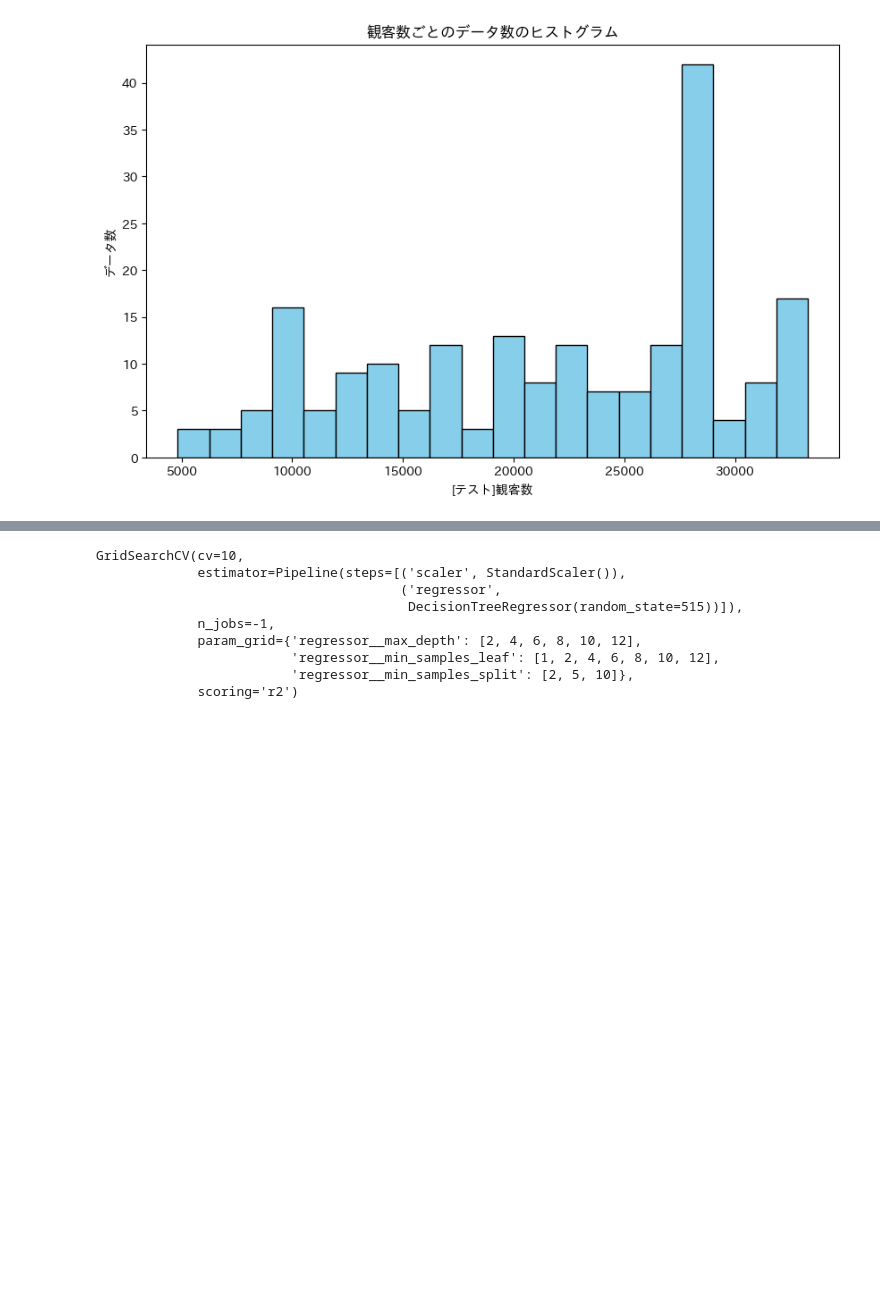
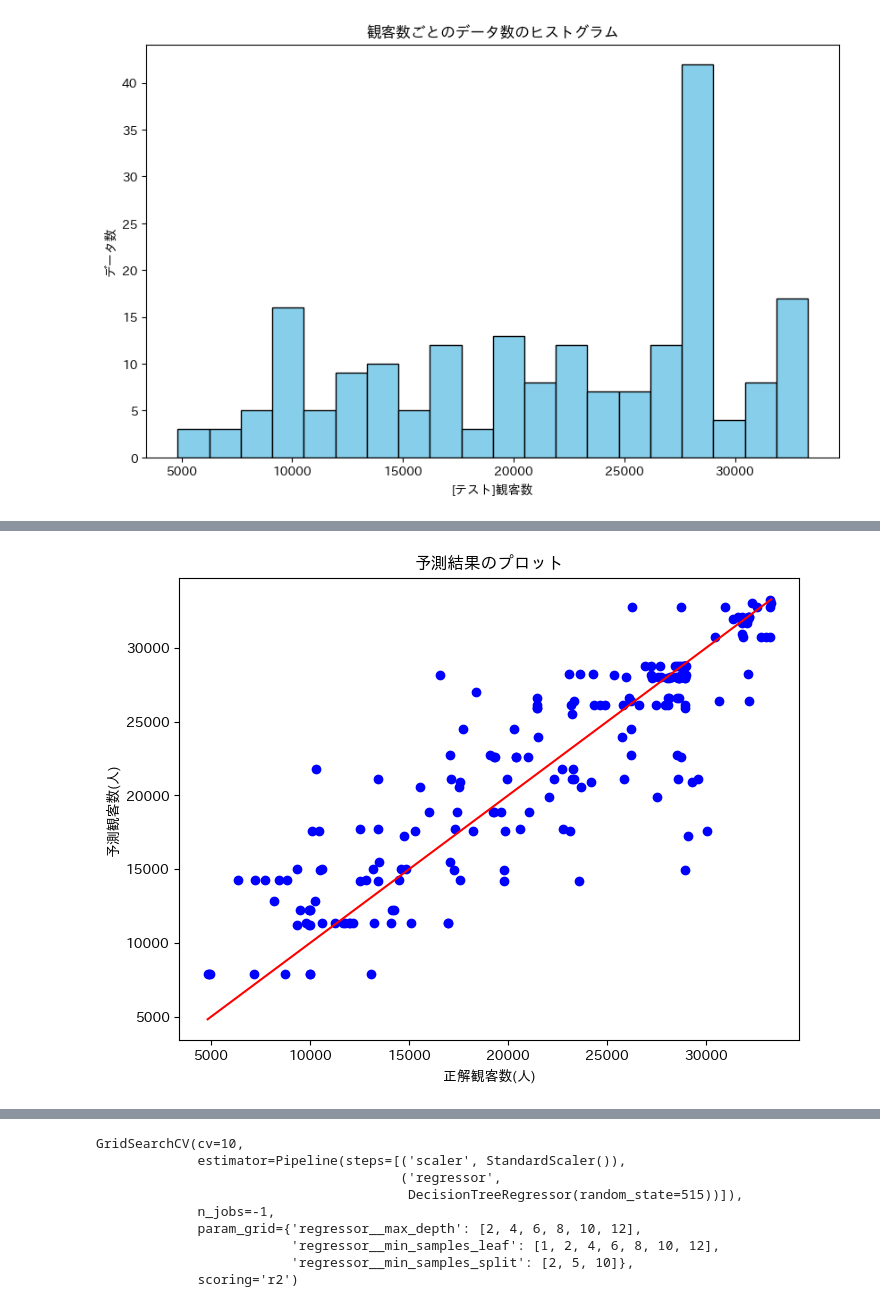
Before and after one commit to tsyu12345/Class_DataScienceEX, a Jupyter notebook: 最終課題用/report-23vr008n.ipynb, the cells around one changed output, grey strips where cells are left out. Saved outputs shown, nothing was run; the diff lists cells and outputs as text; code cells hidden in the pictures; blank space fills up the shorter version.

```diff
--- a/最終課題用/report-23vr008n.ipynb
+++ b/最終課題用/report-23vr008n.ipynb
@@ -275,0 +313,16 @@ plt.show()
+# %%
+pipeline = Pipeline([
+    ('scaler', StandardScaler()),  # 標準化
+    ('regressor', DecisionTreeRegressor(random_state=515))  # 回帰モデル
+])
+
+
+# モデルの構築
+grid_params = {
+    'regressor__max_depth': [2, 4, 6, 8, 10, 12],
+    'regressor__min_samples_split': [2, 5, 10],
+    'regressor__min_samples_leaf': [1, 2, 4, 6, 8, 10, 12],
+}
+
+models = GridSearchCV(estimator=pipeline, param_grid=grid_params, cv=10, scoring='r2', n_jobs=-1)
+models.fit(X_train, y_train)
@@ -275,0 +339,11 @@ plt.show()
+# %%
+# 最適モデルの抽出
+best_model = models.best_estimator_
+print(f"model param: {models.best_params_}")
+print(f"model learning score: {models.best_score_}")
+
+# 評価
+y_pred = best_model.predict(X_test)
+
+r2_value = r2_score(y_test, y_pred)
+print(f"TEST R2: {r2_value}")
@@ -275,0 +378,12 @@ plt.show()
+# %%
+# 予測結果のプロット
+
+plt.figure(figsize=(8, 6))
+plt.scatter(y_test, y_pred, color='blue')
+plt.plot([y_test.min(), y_test.max()], [y_test.min(), y_test.max()], color='red')
+plt.xlabel('正解観客数(人)')
+plt.ylabel('予測観客数(人)')
+plt.title('予測結果のプロット')
+plt.show()
+# %% [output]
+[figure, added]
```
Also changed, not shown: parts of 27 cells of this notebook, 11 other files.
